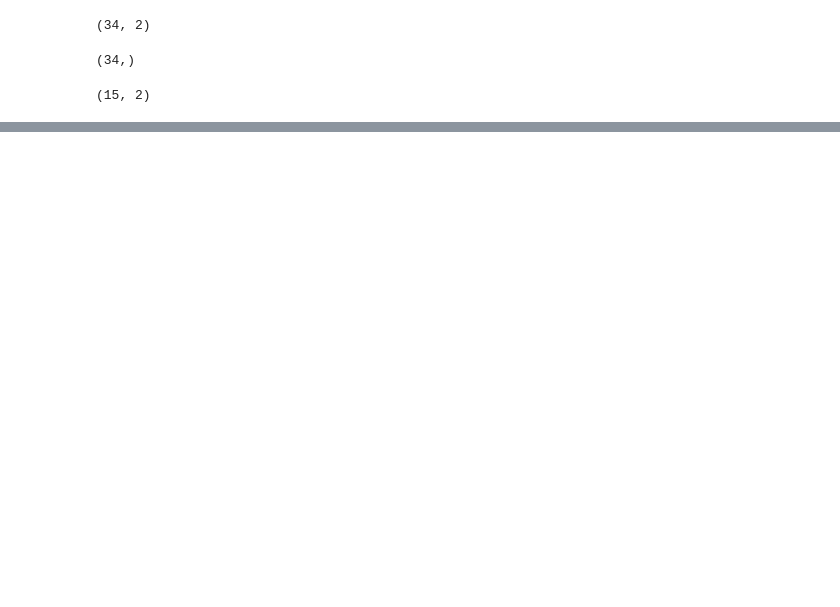
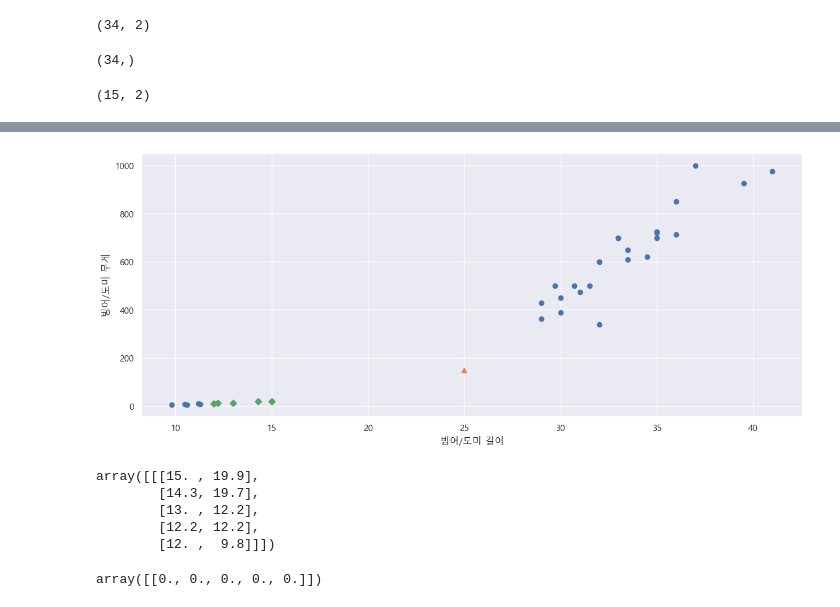
Before and after one commit to Donkwam/iot-dataanalysis-2025, a Jupyter notebook: day02/mldl02_데이터전처리.ipynb, the cells around one changed output, grey strips where cells are left out. Cells and saved outputs as stored; diff of their text form; code cells hidden in the pictures; blank space fills up the shorter version.

```diff
--- a/day02/mldl02_데이터전처리.ipynb
+++ b/day02/mldl02_데이터전처리.ipynb
@@ -97,0 +156,26 @@ test_input.shape
+# %%
+# 20, 150이 최근접 이웃 찾기
+distances, indexes = kn.kneighbors([[25, 150]])
+# %%
+plt.figure(figsize=(15, 6))
+plt.scatter(train_input[:, 0], train_input[:, 1])
+plt.scatter(25, 150, marker='^')
+plt.scatter(train_input[indexes, 0], train_input[indexes, 1], marker='D')
+plt.xlabel('빙어/도미 길이')
+plt.ylabel('빙어/도미 무게')
+
+plt.show()
+# %% [output]
+[figure, added]
+# %%
+train_input[indexes]
+# %% [output]
+array([[[15. , 19.9],
+        [14.3, 19.7],
+        [13. , 12.2],
+        [12.2, 12.2],
+        [12. ,  9.8]]])
+# %%
+train_target[indexes]
+# %% [output]
+array([[0., 0., 0., 0., 0.]])
```
Also changed, not shown: parts of 12 cells of this notebook.
